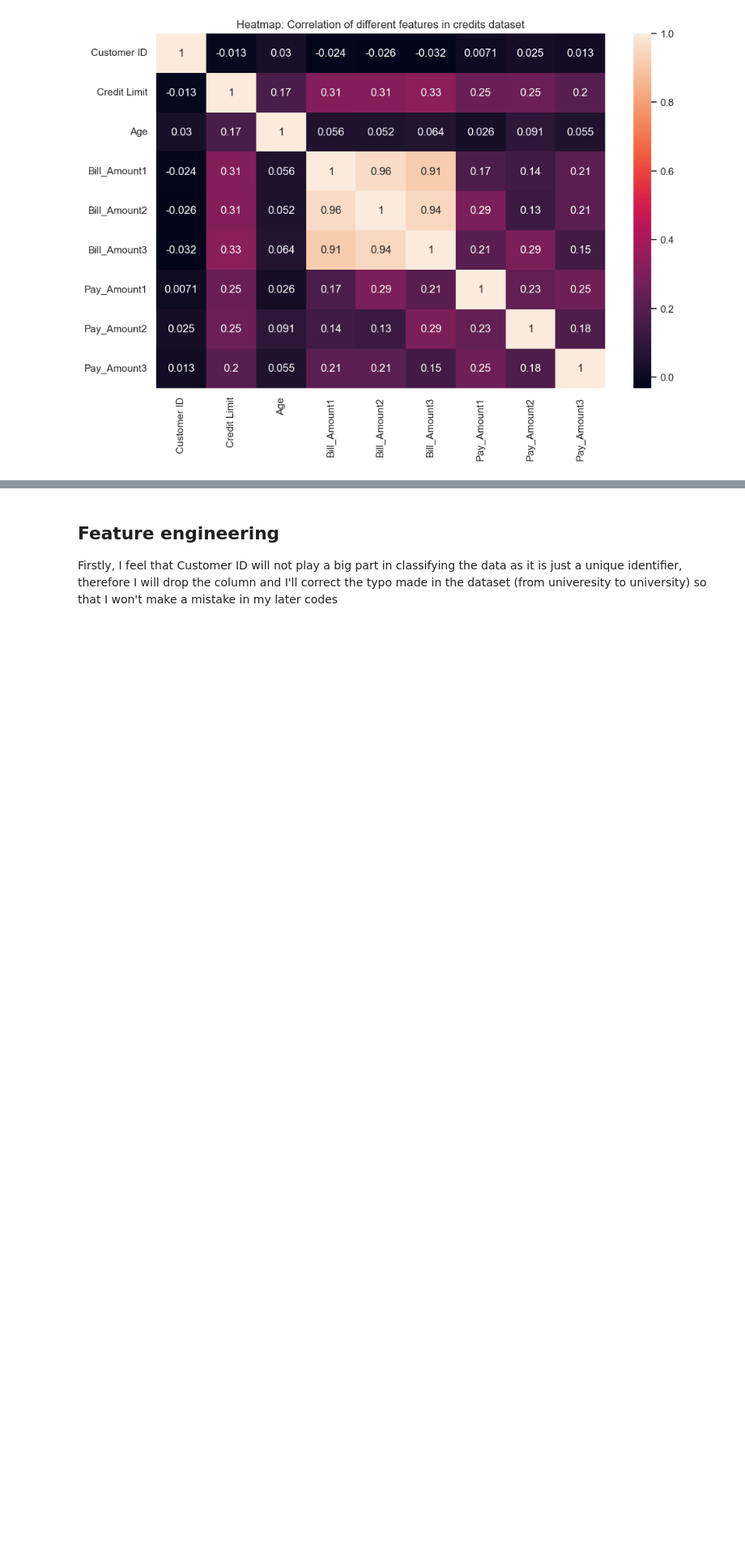
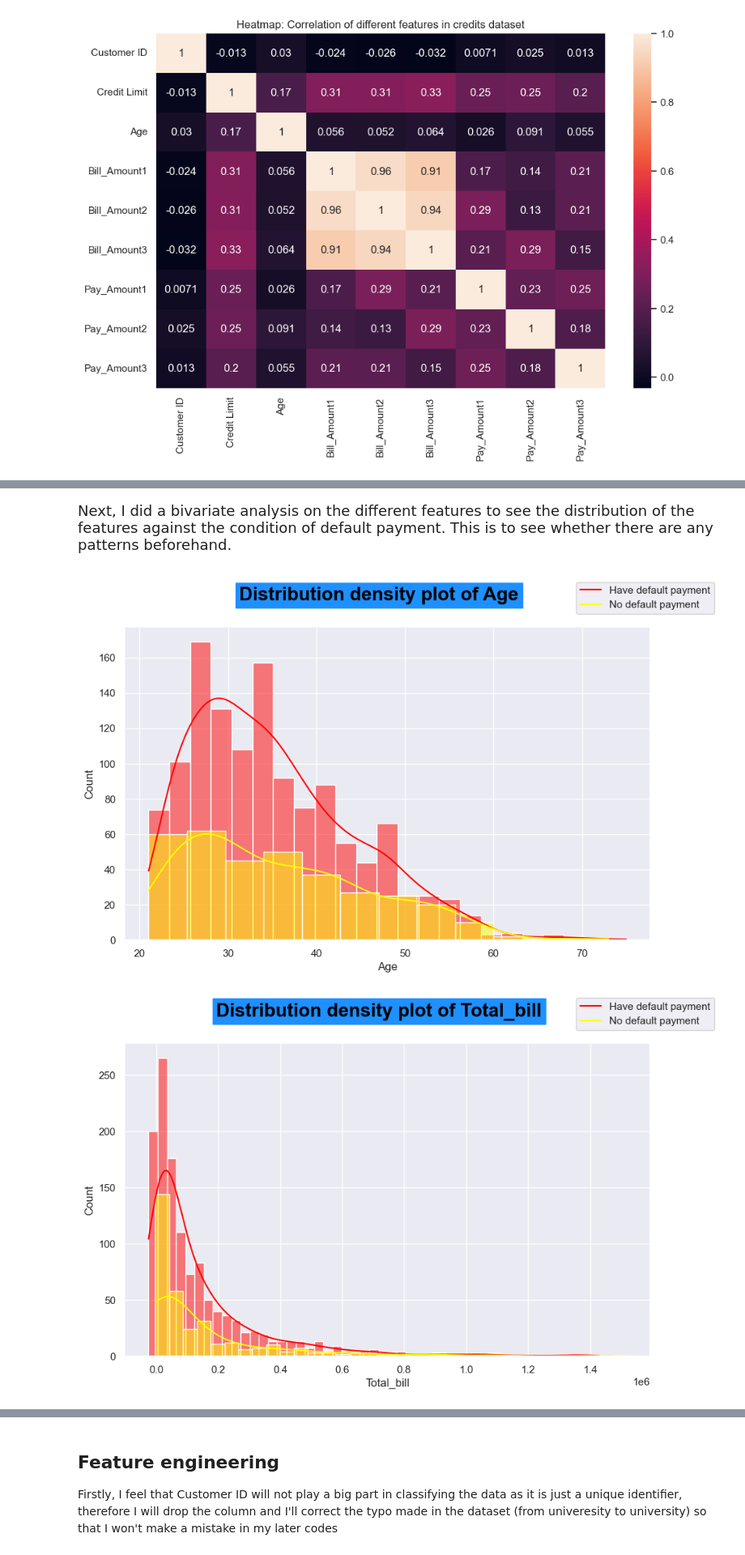
Before and after one commit to fwnriyx/poly, a Jupyter notebook: AI and Machine Learning/CA1/Classificiation/credits.ipynb, the cells around one changed output, grey strips where cells are left out. Shown at 81% size. Drawn from its saved outputs; the diff is of its cells as text; code cells hidden in the pictures; blank space fills up the shorter version.

```diff
--- a/AI and Machine Learning/CA1/Classificiation/credits.ipynb
+++ b/AI and Machine Learning/CA1/Classificiation/credits.ipynb
@@ -131,0 +156,22 @@ As we can see from the heatmap, all of the bill amounts and pay amounts have sim
+# %% [markdown]
+<font size = 4>
+
+Next, I did a bivariate analysis on the different features to see the distribution of the features against the condition of default payment. This is to see whether there are any patterns beforehand.
+# %%
+df_pay= df[df['Default payment next month']==0]
+df_nopay = df[df['Default payment next month']==1]
+
+features = ['Age', 'Total_bill', 'Total_paid','Remanining_bill','Credit Limit']
+
+for feature in features:
+  fig = plt.figure(figsize=(10,6))
+  sns.histplot(data=df_pay, x=feature, kde=True, color='red', alpha=0.5)
+  sns.histplot(data=df_nopay, x=feature, kde=True, color='yellow', alpha=0.5)
+
+  fig.suptitle(f'Distribution density plot of {feature}',color='black',weight='bold',size=20, backgroundcolor= 'Dodgerblue')
+
+  fig.legend(labels=['Have default payment','No default payment'])
+  plt.show()
+# %% [output]
+[figure, added]
+[figure, added]
```
Also changed, not shown: parts of 12 cells of this notebook.
